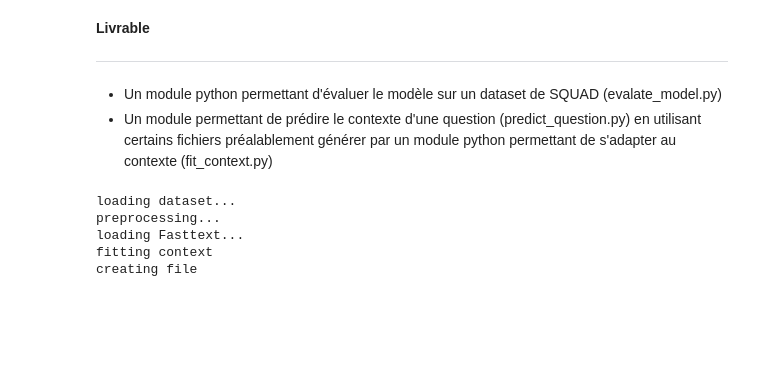
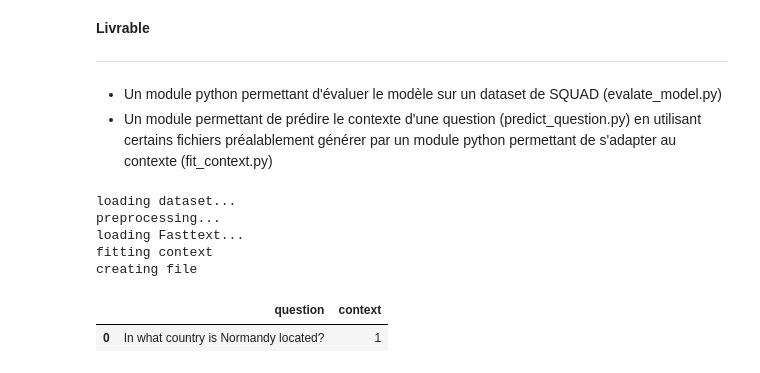
Before and after one commit to Michael-x-0/Illuin_test, a Jupyter notebook: presentation.ipynb, the cells around one changed output. Cells and saved outputs as stored; diff of their text form; code cells hidden in the pictures; blank space fills up the shorter version.

```diff
--- a/presentation.ipynb
+++ b/presentation.ipynb
@@ -282,4 +288,9 @@ preprocessing...
 loading Fasttext...
 fitting context
 creating file
+# %%
+test_question_context.head(1)
+# %% [output]
+|  | question | context |
+| 0 | In what country is Normandy located? | 1 |
 # %%
```
Also changed, not shown: parts of 9 cells of this notebook, 1 other file.
